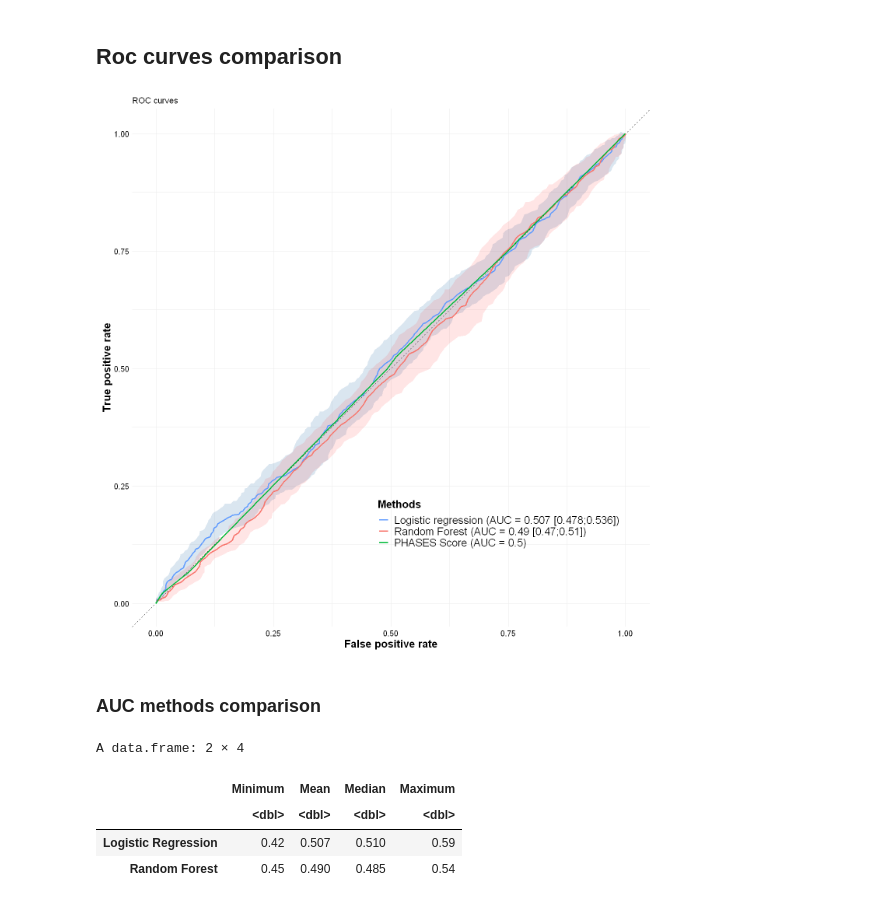
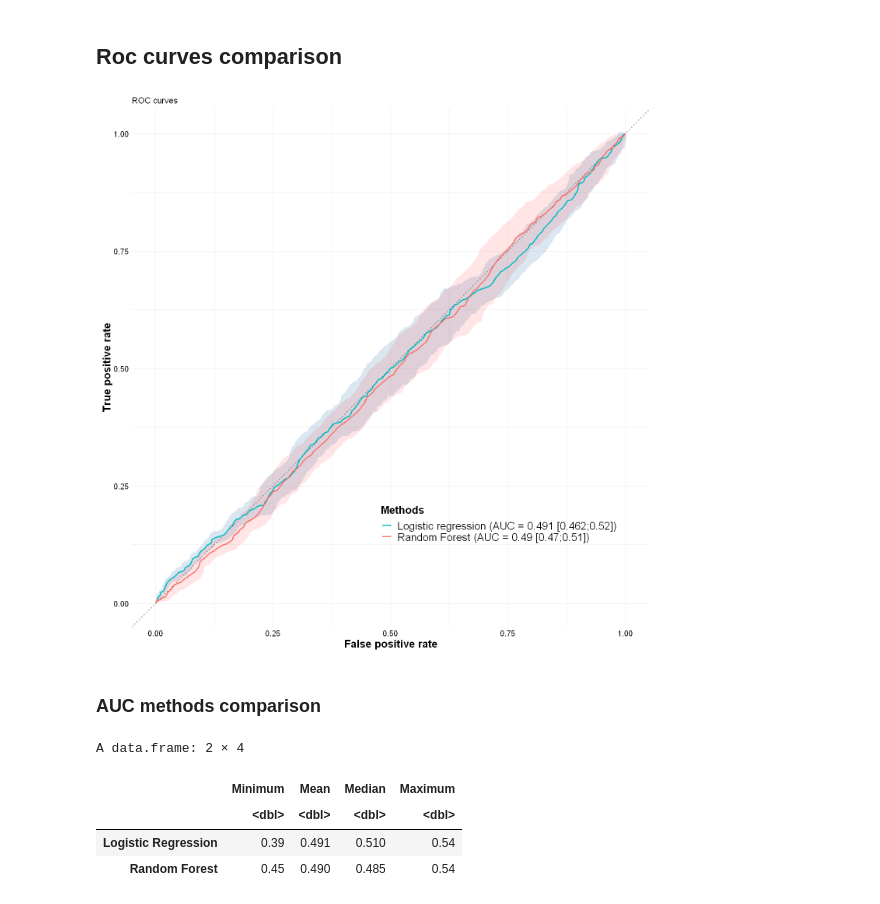
Before and after one commit to ICAN-aneurysms/RIA-predict, a Jupyter notebook: notebooks/5-Models-comparison.ipynb, the cells around one changed output. Drawn from its saved outputs; the diff is of its cells as text; code cells hidden in the pictures.

```diff
--- a/notebooks/5-Models-comparison.ipynb
+++ b/notebooks/5-Models-comparison.ipynb
@@ -93,11 +90,0 @@ cut <- cvsegments(N = nrow(ican), k = 10)
-# %%
-nmax = max(ican$PHASES_score)
-tpr_phases = 1:(nmax+2)
-fpr_phases = 1:(nmax+2)
-tpr_phases[nmax+2] = 0
-fpr_phases[nmax+2] = 0
-for(i in 1:nmax){
-    cm = table(ican$rupture, ican$PHASES_score >= i)
-    tpr_phases[i+1] = cm[2,2]/length(which(ican$rupture == "Yes"))
-    fpr_phases[i+1] = cm[1,2]/length(which(ican$rupture == "No"))
-}
@@ -126,8 +105,8 @@ FN_val_LR <- 1:10
 for (i in 1:10) {
     train_LR <- ican_LR[-cut[[i]],]
     test_LR <- ican_LR[cut[[i]],]
-    fit_LR <- glm(rupture ~ sex + age + adjusted_IA_size + IA_location + hta + packs_year + ischemic_stroke_history +
-                            headaches + ischemic_heart_disease_history + multiple_IA + allergy + alcohol,
+    fit_LR <- glm(rupture ~ sex + age + tobacco + hta + IA_location + adjusted_IA_size + multiple_IA + headaches + statin_ttt
+                             + platelet_aggregation_inhibiting_ttt + hormone_therapy_ttt + allergy,
                   data = train_LR, family = "binomial")
 
     pred_valid_LR <- predict(fit_LR, newdata = test_LR, type = "response")
@@ -297,32 +276,30 @@ y_test_RF = c(colMeans(y_values_roc_RF) + 1.96*sd_y_RF/sqrt(10),
 # %%
 options(repr.plot.width = 12, repr.plot.height = 12)
 ggplot() + labs(x = "False positive rate", y = "True positive rate") +
 ggtitle("ROC curves") +
 geom_abline(intercept = 0, slope = 1, color = "black", linetype = "dashed") +
 geom_polygon(aes(x = x_test_LR, y = y_test_LR), fill = "steelblue", alpha= 0.2) +
 geom_polygon(aes(x = x_test_RF, y = y_test_RF), fill = "red", alpha= 0.1) +
 geom_line(aes(x = colMeans(x_values_roc_LR), y = colMeans(y_values_roc_LR), colour = "Y"), size = 1) +
 geom_line(aes(x = colMeans(x_values_roc_RF), y = colMeans(y_values_roc_RF), colour = "#CC0000"), size = 1) +
-geom_line(aes(x = fpr_phases, y = tpr_phases, colour = "green"), size = 1) +
 theme_minimal() +
 coord_equal() +
 theme(axis.title.x = element_text(color="black", size=16, face="bold"),
       axis.title.y = element_text(color="black", size=16, face="bold"),
       axis.text.x = element_text(color="black", size=12),
       axis.text.y = element_text(color="black", size=12)) +
-scale_colour_discrete(name = "Methods", breaks = c("Y", "#CC0000", "green"),
+scale_colour_discrete(name = "Methods", breaks = c("Y", "#CC0000"),
                       labels=c(paste0("Logistic regression (AUC = ", round(mean(val_auc_LR), 3), " [",
                                       round(round(mean(val_auc_LR), 3)- 1.96*round(sd(val_auc_LR), 3)/sqrt(10),3),
                                       ";", round(round(mean(val_auc_LR), 3)+1.96*round(sd(val_auc_LR), 3)/sqrt(10),3), "])"),
                                paste0("Random Forest (AUC = ", round(mean(val_auc_RF), 3), " [",
                                       round(round(mean(val_auc_RF), 3)- 1.96*round(sd(val_auc_RF), 3)/sqrt(10),3),
-                                      ";", round(round(mean(val_auc_RF), 3)+1.96*round(sd(val_auc_RF), 3)/sqrt(10),3), "])"),
-                               paste0("PHASES Score (AUC = ", round(perf@y.values[[1]], 2), ")"))) +
+                                      ";", round(round(mean(val_auc_RF), 3)+1.96*round(sd(val_auc_RF), 3)/sqrt(10),3), "])")))+
 theme(legend.position = c(0.7, 0.2)) +
 theme(legend.title = element_text(colour="black", size=16, face="bold")) +
 theme(legend.text = element_text(colour="black", size=16))
 # %% [output]
-[figure, old version]
+[figure, new version]
 # %% [markdown]
 ### AUC methods comparison
 # %%
@@ -338,5 +315,5 @@ round(df_info,3)
 A data.frame: 2 × 4
 |  | Minimum | Mean | Median | Maximum |
 |  | <dbl> | <dbl> | <dbl> | <dbl> |
-| Logistic Regression | 0.42 | 0.507 | 0.510 | 0.59 |
+| Logistic Regression | 0.39 | 0.491 | 0.510 | 0.54 |
 | Random Forest | 0.45 | 0.490 | 0.485 | 0.54 |
```
Also changed, not shown: parts of 5 cells of this notebook, 5 other files.
